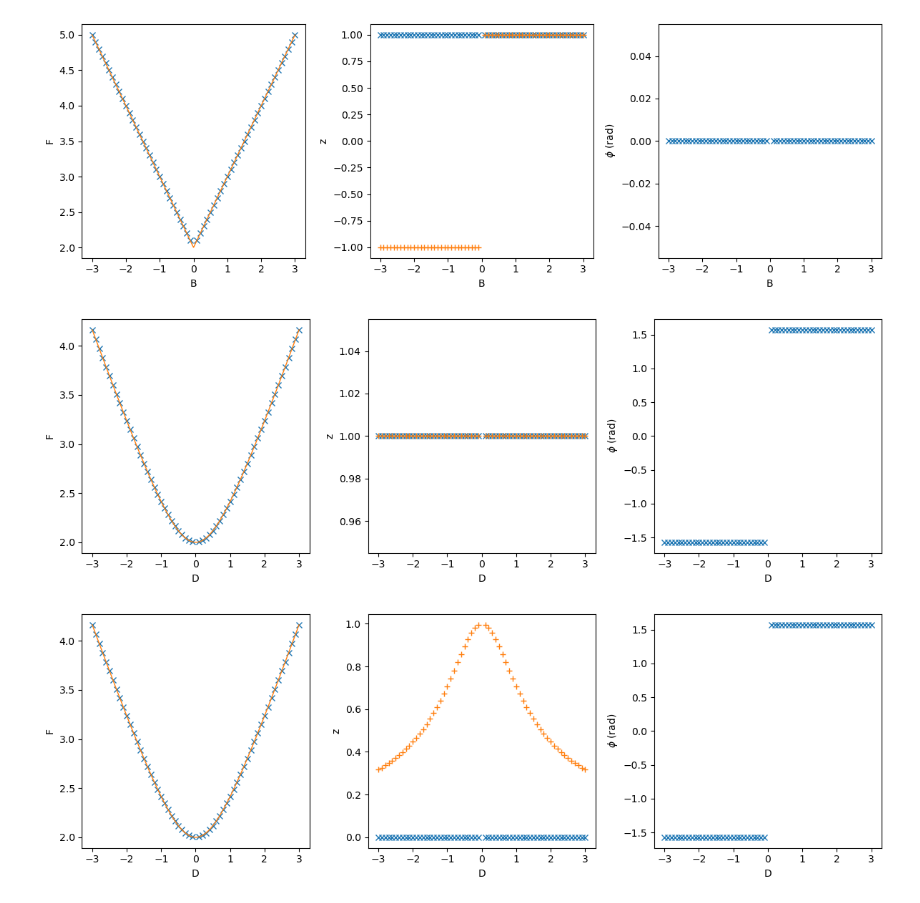
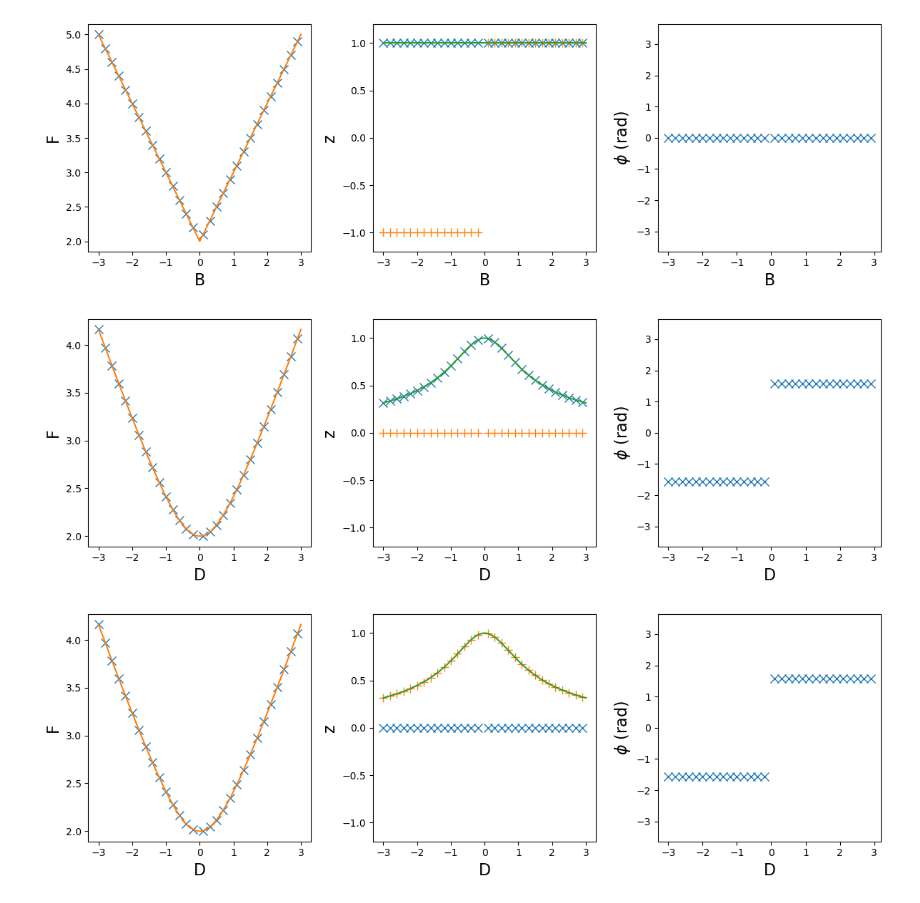
Before and after one commit to PabloCanovasM/CRADLE_TESTS, a Jupyter notebook: maximumAngCorr2.ipynb, the cells around one changed output. Saved outputs shown, nothing was run; the diff lists cells and outputs as text; code cells hidden in the pictures.

Commit message:
Finish maximum function tests

```diff
--- a/maximumAngCorr2.ipynb
+++ b/maximumAngCorr2.ipynb
@@ -6,17 +35,5 @@ import matplotlib as mtpl
 varNames = ["a","c","A","B","D"]
 
 for name in varNames:
-    data = np.loadtxt(f"build/{name}_maxF_test.txt")
-    fig, axs = plt.subplots(1,3,figsize = (12,4))
-    for ax in axs:
-        ax.set_xlabel(name)
-    axs[0].set_ylabel("F")
-    axs[1].set_ylabel("z")
-    axs[2].set_ylabel("$\\phi$ (rad)")
-    axs[0].plot(data[:,0],data[:,1],"x")
-    axs[1].plot(data[:,0],data[:,2],"x")
-    axs[1].plot(data[:,0],data[:,3],"+")
-    axs[2].plot(data[:,0],data[:,4],"x")
-    fig.tight_layout()
-    plt.show()
+    plotter(name,[""],rate=1)
 # %% [output]
@@ -103,47 +108,27 @@ def F(name,x):
         F = 2 + np.abs(x)
     return F
 
-for name in varNames:
-    data = np.loadtxt(f"build/A{name}_maxF_test.txt")
-    fig, axs = plt.subplots(1,3,figsize = (12,4))
-    for ax in axs:
-        ax.set_xlabel(name)
-    axs[0].set_ylabel("F")
-    axs[1].set_ylabel("z")
-    axs[2].set_ylabel("$\\phi$ (rad)")
-    axs[0].plot(data[:,0],data[:,1],"x")
-    axs[0].plot(x,F(name,x),linewidth = 1)
-    axs[1].plot(data[:,0],data[:,2],"x")
-    axs[1].plot(data[:,0],data[:,3],"+")
-    axs[2].plot(data[:,0],data[:,4],"x")
-    fig.tight_layout()
-    plt.show()
+def ze(name,x):
+    phi = np.ones_like(x)
+    if name == "D":
+        phi = 1/np.sqrt(x**2+1)
+    return phi
+
+plotter("A",varNames,F=F,ze=ze)
 # %% [output]
-[figure, old version]
+[figure, new version]
-[figure, old version]
+[figure, new version]
 # %%
 data = np.loadtxt(f"build/BD_maxF_test.txt")
 
+name = "D"
+
 def F(name,x):
-    F = np.zeros_like(x)
-    if name == "D":
-        F = 1+np.sqrt(x**2+1)
-    else:
-        F = 2 + np.abs(x)
-    return F
+    return 1+np.sqrt(x**2+1)
 
-fig, axs = plt.subplots(1,3,figsize = (12,4))
-for ax in axs:
-    ax.set_xlabel(name)
-axs[0].set_ylabel("F")
-axs[1].set_ylabel("z")
-axs[2].set_ylabel("$\\phi$ (rad)")
-axs[0].plot(data[:,0],data[:,1],"x")
-axs[0].plot(x,F(name,x),linewidth = 1)
-axs[1].plot(data[:,0],data[:,2],"x")
-axs[1].plot(data[:,0],data[:,3],"+")
-axs[2].plot(data[:,0],data[:,4],"x")
-fig.tight_layout()
-plt.show()
+def znu(name,x):
+    return 1/np.sqrt(1+x**2)
+
+plotter("B",["D"],F=F,znu=znu)
 # %% [output]
-[figure, old version]
+[figure, new version]
```
Also changed, not shown: parts of 5 cells of this notebook, 6 other files.
